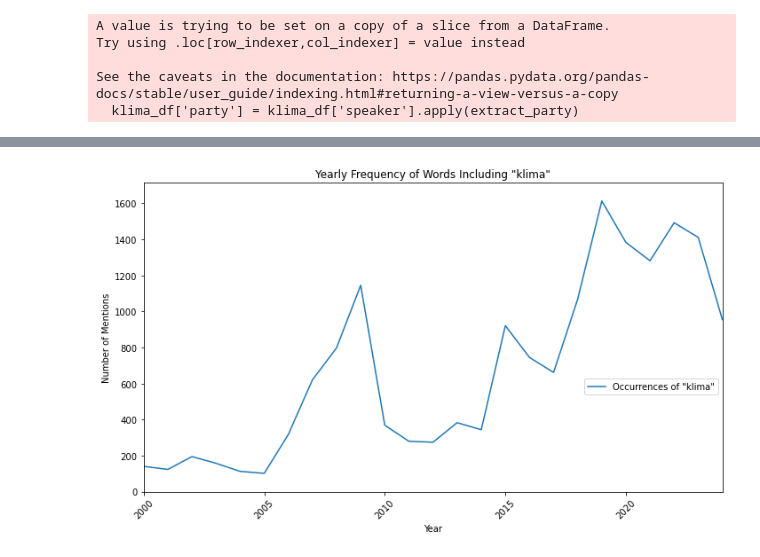
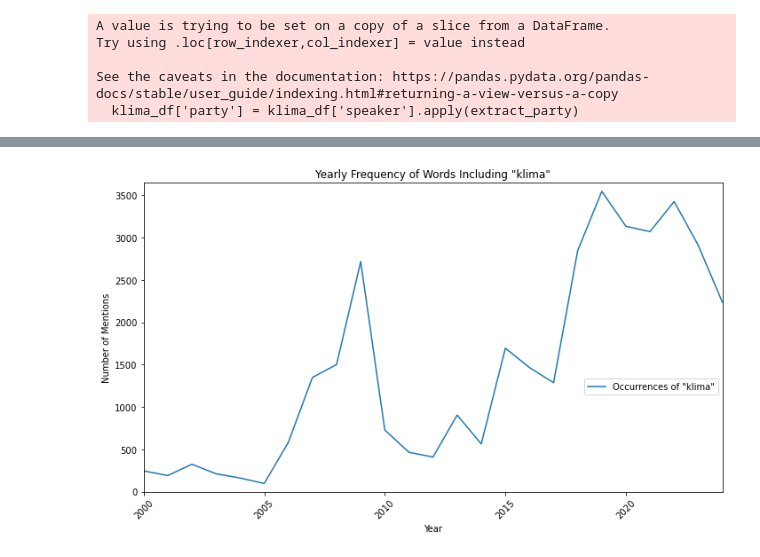
Before and after one commit to Idun9000/DatSci25, a Jupyter notebook: notebooks/look_at_csv.ipynb, the cells around one changed output, grey strips where cells are left out. Saved outputs shown, nothing was run; the diff lists cells and outputs as text; code cells hidden in the pictures.

```diff
--- a/notebooks/look_at_csv.ipynb
+++ b/notebooks/look_at_csv.ipynb
@@ -93,7 +93,7 @@ Try using .loc[row_indexer,col_indexer] = value instead
 See the caveats in the documentation: https://pandas.pydata.org/pandas-docs/stable/user_guide/indexing.html#returning-a-view-versus-a-copy
   klima_df['party'] = klima_df['speaker'].apply(extract_party)
 # %%
-# count the number of times "klima" is mentioned per year
-klima_count_per_year = klima_df['year'].value_counts().sort_index()
-print(klima_count_per_year)
+# Count all mentions of "klima" (including as part of compound words)
+klima_all_mentions_per_year = klima_df['speech'].str.count(r'\bklima\w*', flags=re.IGNORECASE).groupby(klima_df['year']).sum()
+print(klima_all_mentions_per_year)
 # %% [output]
@@ -117,18 +161,18 @@ Name: year, dtype: int64
 # %%
 # plot klima mentions per year
 import matplotlib.pyplot as plt
 
 plt.figure(figsize=(10, 6))
-plt.plot(klima_count_per_year.index, klima_count_per_year.values)
+plt.plot(klima_all_mentions_per_year.index, klima_all_mentions_per_year.values)
 plt.title('Yearly Frequency of Words Including "klima"')
 plt.xlabel('Year')
 plt.ylabel('Number of Mentions')
 plt.xticks(rotation=45)
-plt.xlim(klima_count_per_year.index.min(), klima_count_per_year.index.max())
-plt.ylim(0, klima_count_per_year.max() + 100)
+plt.xlim(klima_all_mentions_per_year.index.min(), klima_all_mentions_per_year.index.max())
+plt.ylim(0, klima_all_mentions_per_year.max() + 100)
 plt.legend(['Occurrences of "klima"'], loc='lower right', bbox_to_anchor=(1, 0.3))
 plt.grid(False)
 plt.tight_layout()
 plt.savefig('klima_occurrences.png')
 # %% [output]
-[figure, old version]
+[figure, new version]
```
Also changed, not shown: parts of 4 cells of this notebook, 1 other file.
